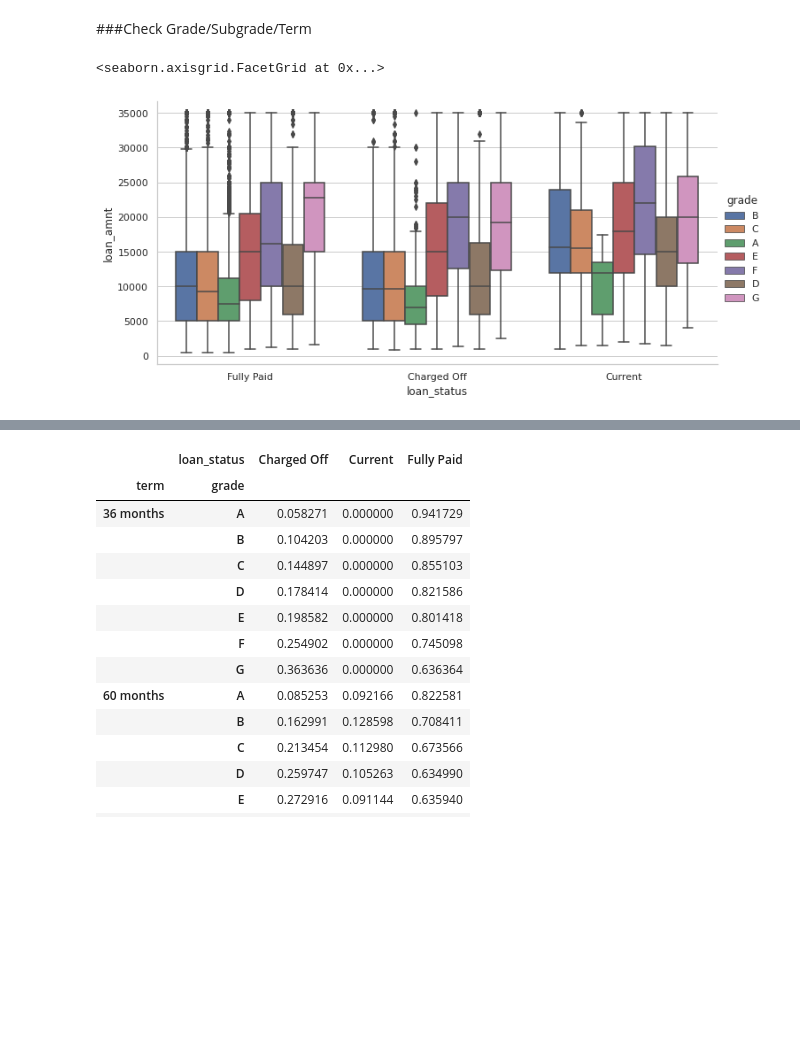
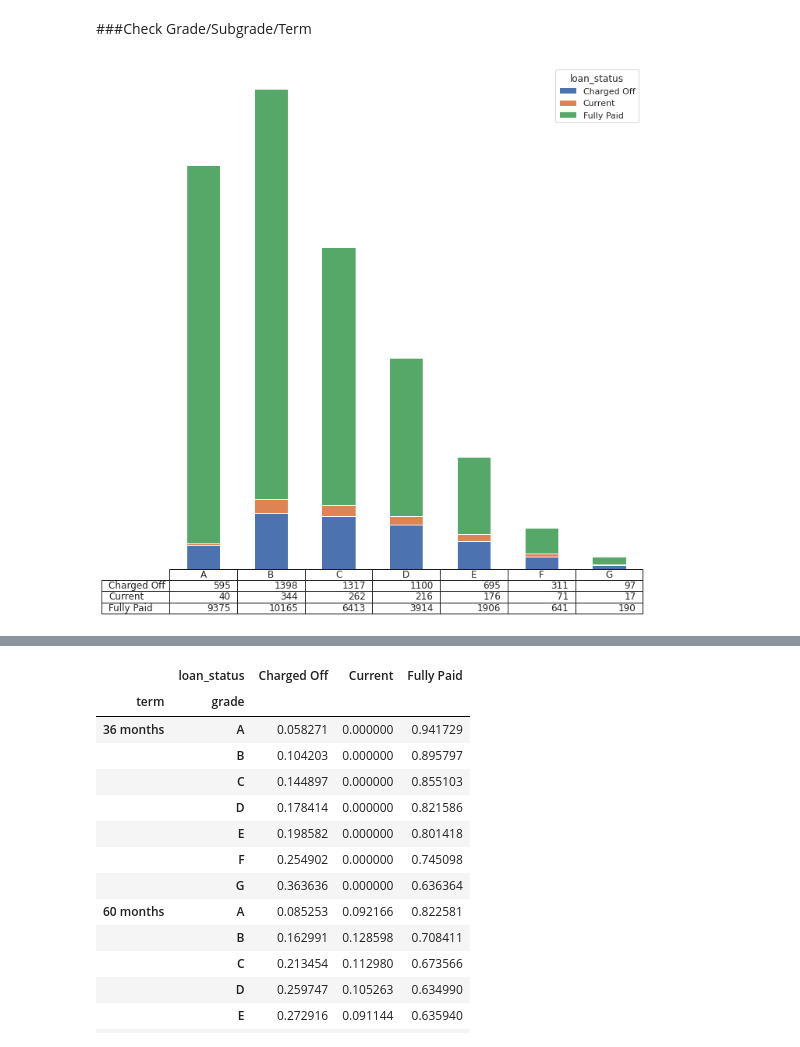
Before and after one commit to karthikmnkrishna/Loan-default-prediction, a Jupyter notebook: Loan_Case_study.ipynb, the cells around one changed output, grey strips where cells are left out. Saved outputs shown, nothing was run; the diff lists cells and outputs as text; code cells hidden in the pictures; blank space fills up the shorter version.

```diff
--- a/Loan_Case_study.ipynb
+++ b/Loan_Case_study.ipynb
@@ -561,8 +606,7 @@ cor.style.background_gradient(cmap='coolwarm')
 | total_rec_prncp | 0.396825 | -0.058862 | 0.049876 | -0.025608 | 0.850199 | 0.542859 | 0.851290 | ... |
 # %% [markdown]
 ###Check Grade/Subgrade/Term
-# %%
-sns.catplot(x="loan_status", y="loan_amnt", hue="grade", kind="box", data=df,height=5, aspect=2)
-# %% [output]
-<seaborn.axisgrid.FacetGrid at 0x...>
-[figure, removed]
+# %%
+bar_plot('grade','loan_status')
+# %% [output]
+[figure, added]
```
Also changed, not shown: parts of 18 cells of this notebook.
